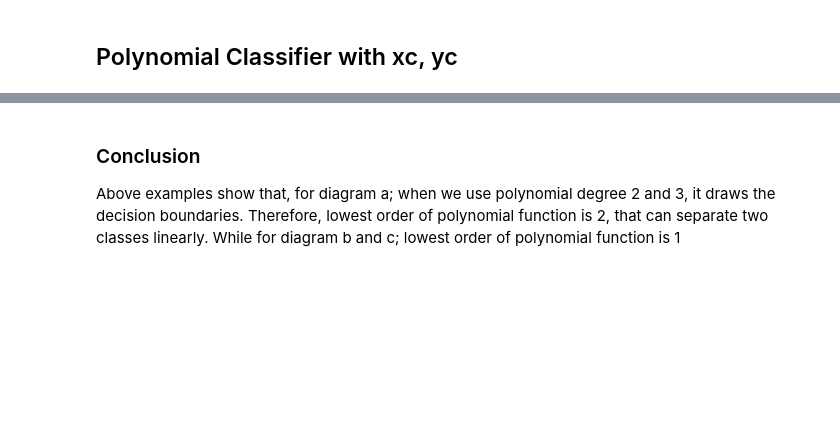
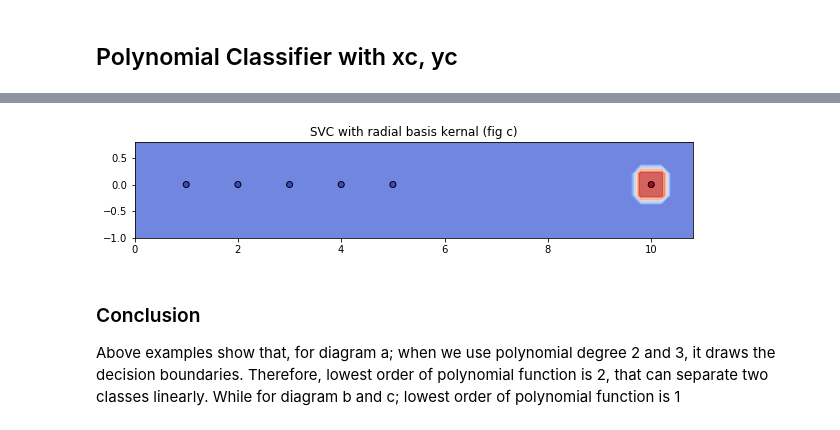
Before and after one commit to rameshjes/neural-network, a Jupyter notebook: assignment07/ramesh/workbench_07.ipynb, the cells around one changed output, grey strips where cells are left out. Drawn from its saved outputs; the diff is of its cells as text; code cells hidden in the pictures; blank space fills up the shorter version.

```diff
--- a/assignment07/ramesh/workbench_07.ipynb
+++ b/assignment07/ramesh/workbench_07.ipynb
@@ -207,3 +213,8 @@ plt.show()
+# %%
+title = 'SVC with radial basis kernal (fig c)'
+radial_basis_plot(title,clf3,xc, yc)
+# %% [output]
+[figure, added]
 # %% [markdown]
 ### Conclusion
 
```
Also changed, not shown: parts of 6 cells of this notebook.
